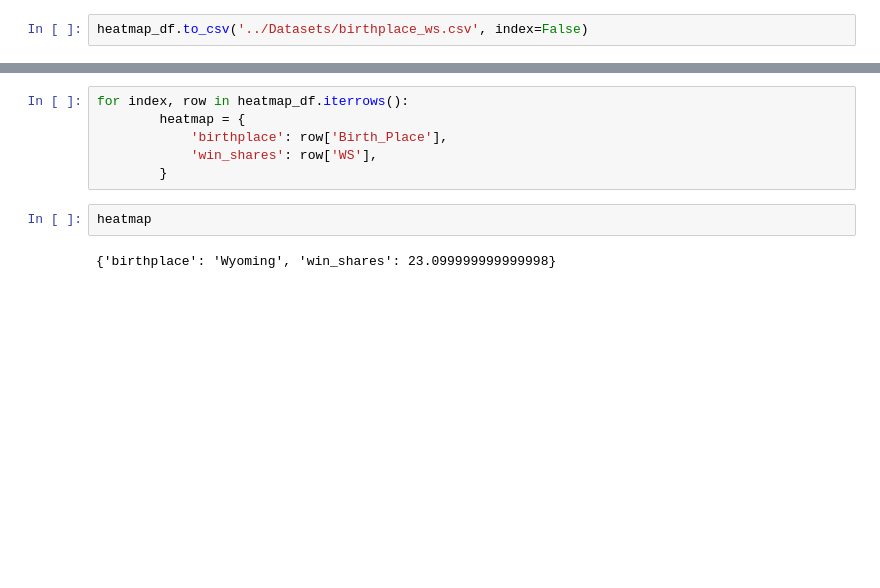
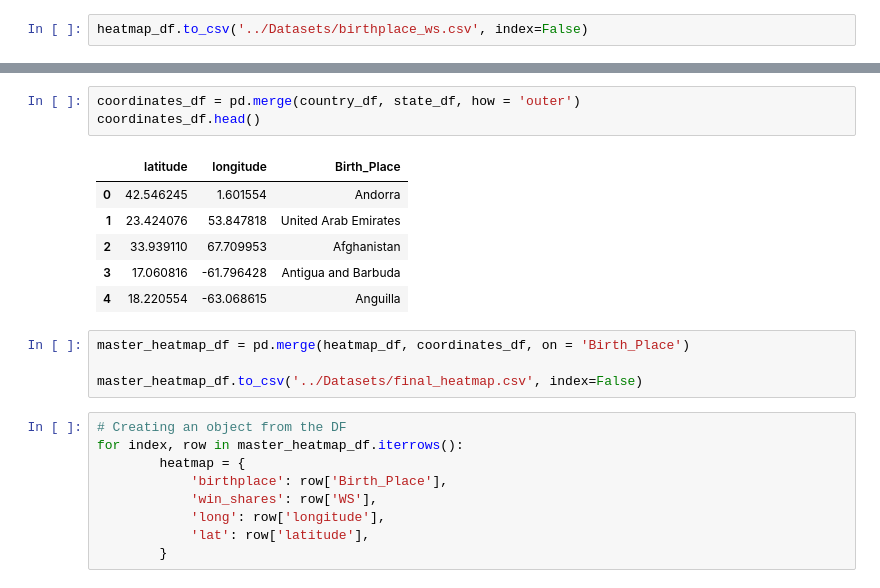
Before and after one commit to hedeencharles/NBA_Analytics, a Jupyter notebook: Code/Heatmap DB.ipynb, the cells around one changed output, grey strips where cells are left out. Drawn from its saved outputs; the diff is of its cells as text; blank space fills up the shorter version.

Commit message:
Finalized the Heatmap object

```diff
--- a/Code/Heatmap DB.ipynb
+++ b/Code/Heatmap DB.ipynb
@@ -97,10 +165,23 @@ heatmap_df.to_csv('../Datasets/birthplace_ws.csv', index=False)
+# %%
+coordinates_df = pd.merge(country_df, state_df, how = 'outer')
+coordinates_df.head()
+# %% [output]
+|  | latitude | longitude | Birth_Place |
+| 0 | 42.546245 | 1.601554 | Andorra |
+| 1 | 23.424076 | 53.847818 | United Arab Emirates |
+| 2 | 33.939110 | 67.709953 | Afghanistan |
+| 3 | 17.060816 | -61.796428 | Antigua and Barbuda |
+| 4 | 18.220554 | -63.068615 | Anguilla |
+# %%
+master_heatmap_df = pd.merge(heatmap_df, coordinates_df, on = 'Birth_Place')
+
+master_heatmap_df.to_csv('../Datasets/final_heatmap.csv', index=False)
 # %%
-for index, row in heatmap_df.iterrows():
+# Creating an object from the DF
+for index, row in master_heatmap_df.iterrows():
         heatmap = {
             'birthplace': row['Birth_Place'],
             'win_shares': row['WS'],
+            'long': row['longitude'],
+            'lat': row['latitude'],
         }
-# %%
-heatmap
-# %% [output]
-{'birthplace': 'Wyoming', 'win_shares': 23.099999999999998}
```
Also changed, not shown: parts of 5 cells of this notebook, 2 other files.
